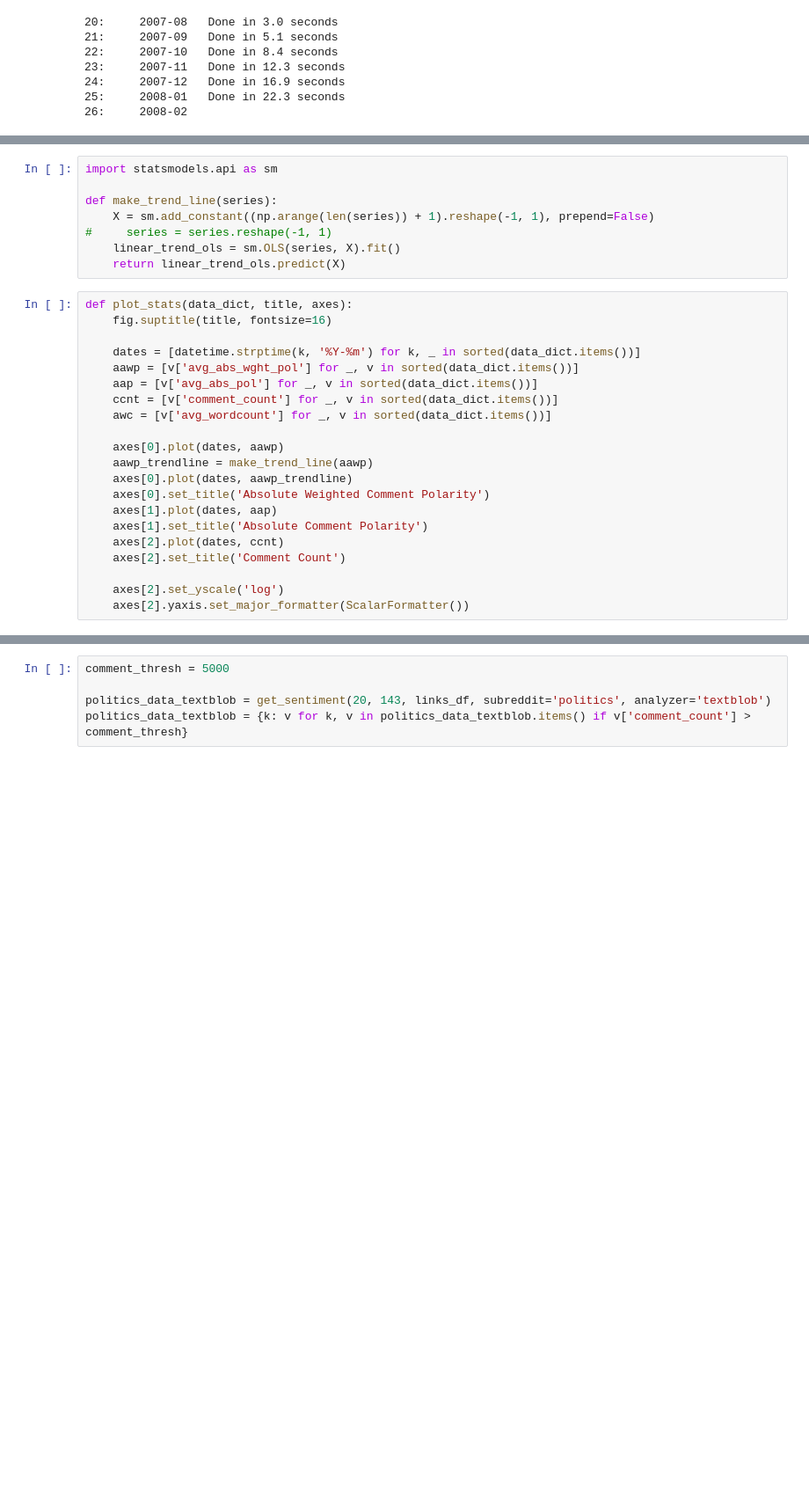
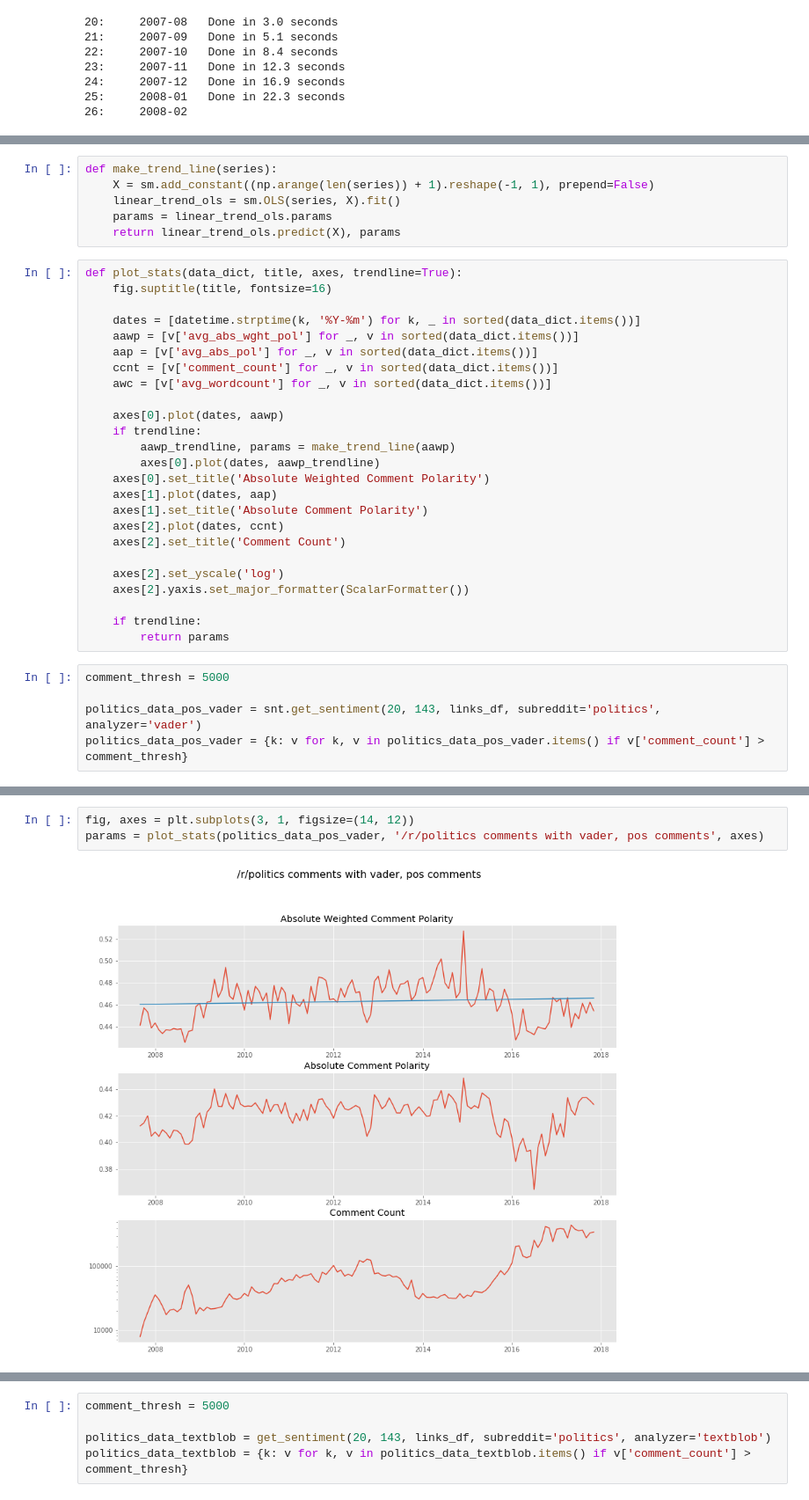
Before and after one commit to AustinPenner/Political-Polarization-on-Reddit, a Jupyter notebook: first_pass_sentiment_analysis.ipynb, the cells around one changed output, grey strips where cells are left out. Shown at 88% size. Saved outputs shown, nothing was run; the diff lists cells and outputs as text; blank space fills up the shorter version.

```diff
--- a/first_pass_sentiment_analysis.ipynb
+++ b/first_pass_sentiment_analysis.ipynb
@@ -225,13 +61,11 @@ def monthly_stats_top_posts(yearmonths, subreddit, post_limit=100, analyzer='vad
 # %%
-import statsmodels.api as sm
-
 def make_trend_line(series):
     X = sm.add_constant((np.arange(len(series)) + 1).reshape(-1, 1), prepend=False)
-#     series = series.reshape(-1, 1)
     linear_trend_ols = sm.OLS(series, X).fit()
-    return linear_trend_ols.predict(X)
+    params = linear_trend_ols.params
+    return linear_trend_ols.predict(X), params
 # %%
-def plot_stats(data_dict, title, axes):
+def plot_stats(data_dict, title, axes, trendline=True):
     fig.suptitle(title, fontsize=16)
 
     dates = [datetime.strptime(k, '%Y-%m') for k, _ in sorted(data_dict.items())]
@@ -241,8 +75,9 @@ def plot_stats(data_dict, title, axes):
     awc = [v['avg_wordcount'] for _, v in sorted(data_dict.items())]
 
     axes[0].plot(dates, aawp)
-    aawp_trendline = make_trend_line(aawp)
-    axes[0].plot(dates, aawp_trendline)
+    if trendline:
+        aawp_trendline, params = make_trend_line(aawp)
+        axes[0].plot(dates, aawp_trendline)
     axes[0].set_title('Absolute Weighted Comment Polarity')
     axes[1].plot(dates, aap)
     axes[1].set_title('Absolute Comment Polarity')
@@ -251,3 +86,11 @@ def plot_stats(data_dict, title, axes):
 
     axes[2].set_yscale('log')
     axes[2].yaxis.set_major_formatter(ScalarFormatter())
+
+    if trendline:
+        return params
+# %%
+comment_thresh = 5000
+
+politics_data_pos_vader = snt.get_sentiment(20, 143, links_df, subreddit='politics', analyzer='vader')
+politics_data_pos_vader = {k: v for k, v in politics_data_pos_vader.items() if v['comment_count'] > comment_thresh}
@@ -253,0 +111,5 @@ def plot_stats(data_dict, title, axes):
+# %%
+fig, axes = plt.subplots(3, 1, figsize=(14, 12))
+params = plot_stats(politics_data_pos_vader, '/r/politics comments with vader, pos comments', axes)
+# %% [output]
+[figure, added]
```
Also changed, not shown: parts of 25 cells of this notebook, 1 other file.
